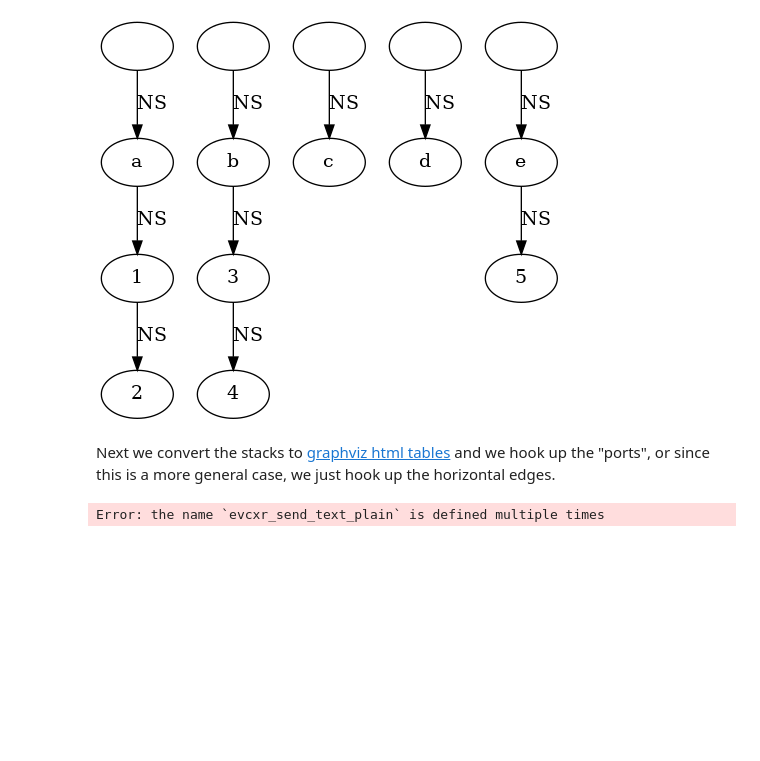
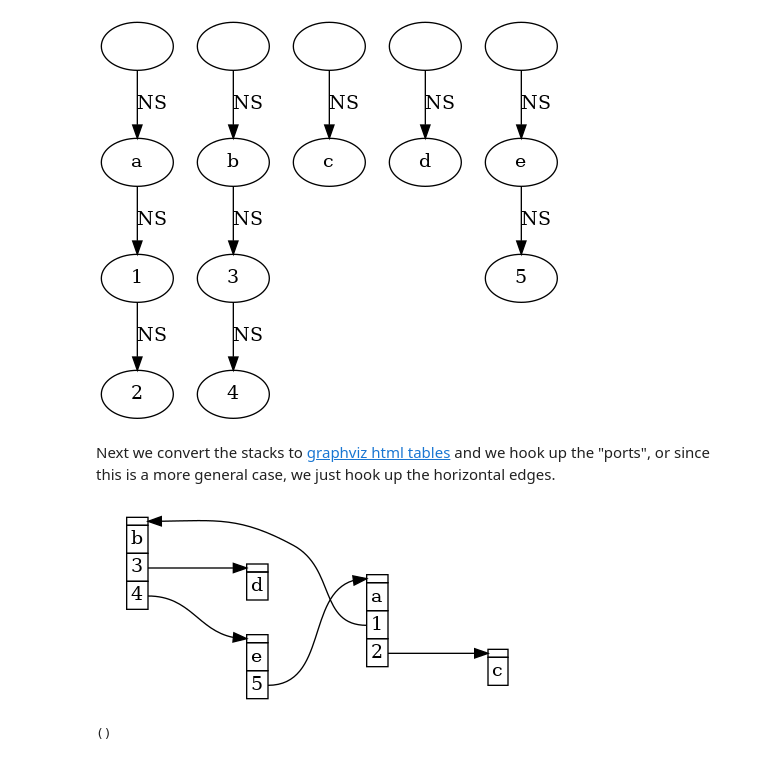
Before and after one commit to timthelion/rust-jupyter, a Jupyter notebook: walk-trees-part1-zzstructures.ipynb, the cells around one changed output. Cells and saved outputs as stored; diff of their text form; code cells hidden in the pictures; blank space fills up the shorter version.

```diff
--- a/walk-trees-part1-zzstructures.ipynb
+++ b/walk-trees-part1-zzstructures.ipynb
@@ -317,6 +317,8 @@ draw_graph(&stacks);
 Next we convert the stacks to [graphviz html tables](https://stackoverflow.com/questions/13369992/graphviz-how-can-i-create-edges-between-html-table-cells) and we hook up the "ports", or since this is a more general case, we just hook up the horizontal edges.
 # %%
 use petgraph_evcxr::draw_dot;
+{
+
 let mut dot_stacks: Vec<String> = vec![];
 let mut dot_edges: Vec<String> = vec![];
 let mut stack_heads: HashMap<petgraph::graph::NodeIndex, petgraph::graph::NodeIndex> = HashMap::new();
@@ -334,42 +336,54 @@ for nr in stacks.node_references() {
             );
             stack_heads.insert(cur, nr.id());
             if let Some(er) = stacks.edges_directed(cur, Direction::Outgoing).next() {
                 cur = er.target();
             } else {
                 break;
             }
         }
         let dot_stack: String = stack_items.iter().map(|x| x.clone()).collect();
         dot_stacks.push(
             format!(
                 "\t{} [label=<<TABLE BORDER=\"0\" CELLBORDER=\"1\" CELLSPACING=\"0\">\n{}\n\t\t</TABLE>>];\n",
                 nr.id().index(),
                 dot_stack,
             )
         );
     }
 }
-for (k, v) in stack_heads {
+
+for (k, v) in stack_heads.clone().into_iter() {
     for er in zzg_2.edges(k) {
-        dot_edges.push(
-            format!(
-                "\t{}:{} -> {}:{}",
-                v.index(), k.index(),
-                stack_heads.get(&er.target()).unwrap().index(), er.target().index(),
-            )
-        );
+        if *er.weight() == Dimension::EW {
+            dot_edges.push(
+                format!(
+                    "\t{}:{} -> {}:{}\n",
+                    v.index(), k.index(),
+                    stack_heads.get(&er.target()).unwrap().index(), er.target().index(),
+                )
+            );
+        }
     }
 }
-let dot_stacks_string = dot_stacks.iter().map(|x| x.clone()).collect();
-let dot_edges_string = dot_stacks.iter().map(|x| x.clone()).collect();
+
+let dot_stacks_string: String = dot_stacks.iter().map(|x| x.clone()).collect();
+let dot_edges_string: String = dot_edges.iter().map(|x| x.clone()).collect();
 let dot = format!("digraph G {{
     node [shape=plaintext]
+    rankdir=LR;
     {}
     {}
 }}",
     dot_stacks_string,
     dot_edges_string,
 );
-println!("{}", dot);
+draw_dot(dot);
+}
 # %% [output]
-Error: the name `evcxr_send_text_plain` is defined multiple times
+[figure, added]
+# %%
+let hm: HashMap<u32, u32> = HashMap::new();
+for (k, v) in hm.into_iter() {
+}
+# %% [output]
+()
```
